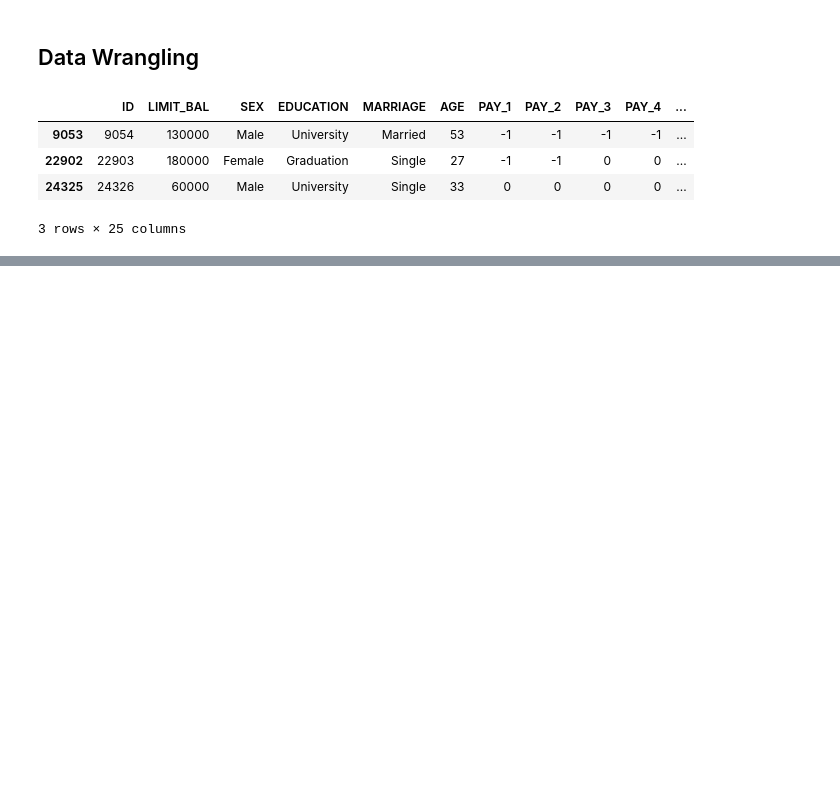
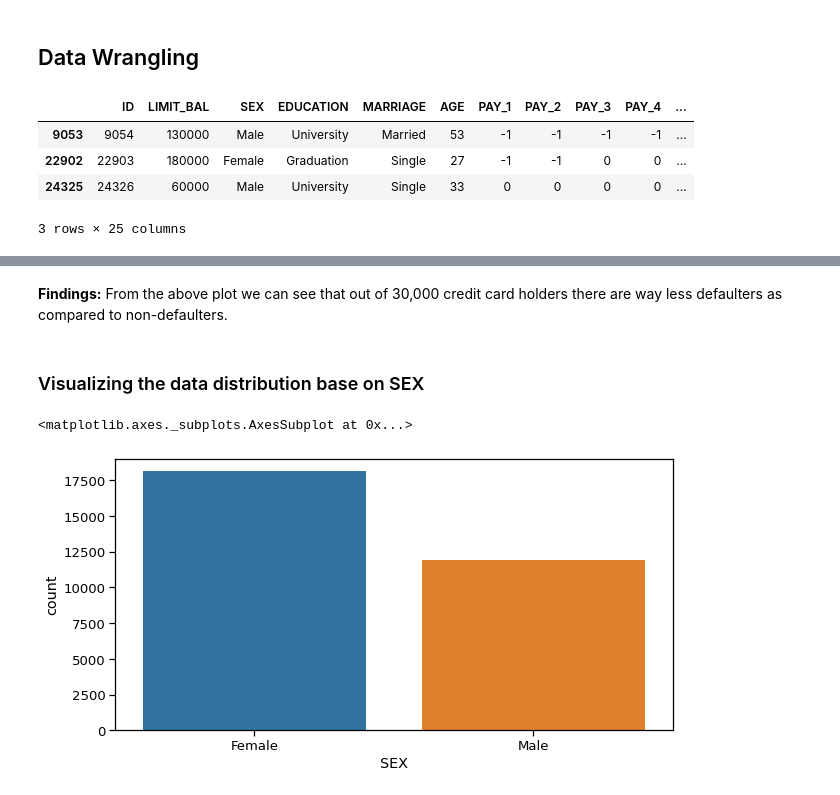
Before and after one commit to Syed-Irfan-1165/Credit-Card-Default-Prediction, a Jupyter notebook: Credit_card_default_prediction.ipynb, the cells around one changed output, grey strips where cells are left out. Cells and saved outputs as stored; diff of their text form; code cells hidden in the pictures; blank space fills up the shorter version.

```diff
--- a/Credit_card_default_prediction.ipynb
+++ b/Credit_card_default_prediction.ipynb
@@ -232,0 +247,10 @@ categorical_df= df[['SEX', 'EDUCATION', 'MARRIAGE', 'PAY_1', 'PAY_2', 'PAY_3', '
+# %% [markdown]
+**Findings:** From the above plot we can see that out of 30,000 credit card holders there are way less defaulters as compared to non-defaulters.
+# %% [markdown]
+### Visualizing the data distribution base on SEX
+# %%
+plt.figure(figsize=(10,5))
+sns.countplot(x = 'SEX', data = df)
+# %% [output]
+<matplotlib.axes._subplots.AxesSubplot at 0x...>
+[figure, added]
```
Also changed, not shown: parts of 51 cells of this notebook.
